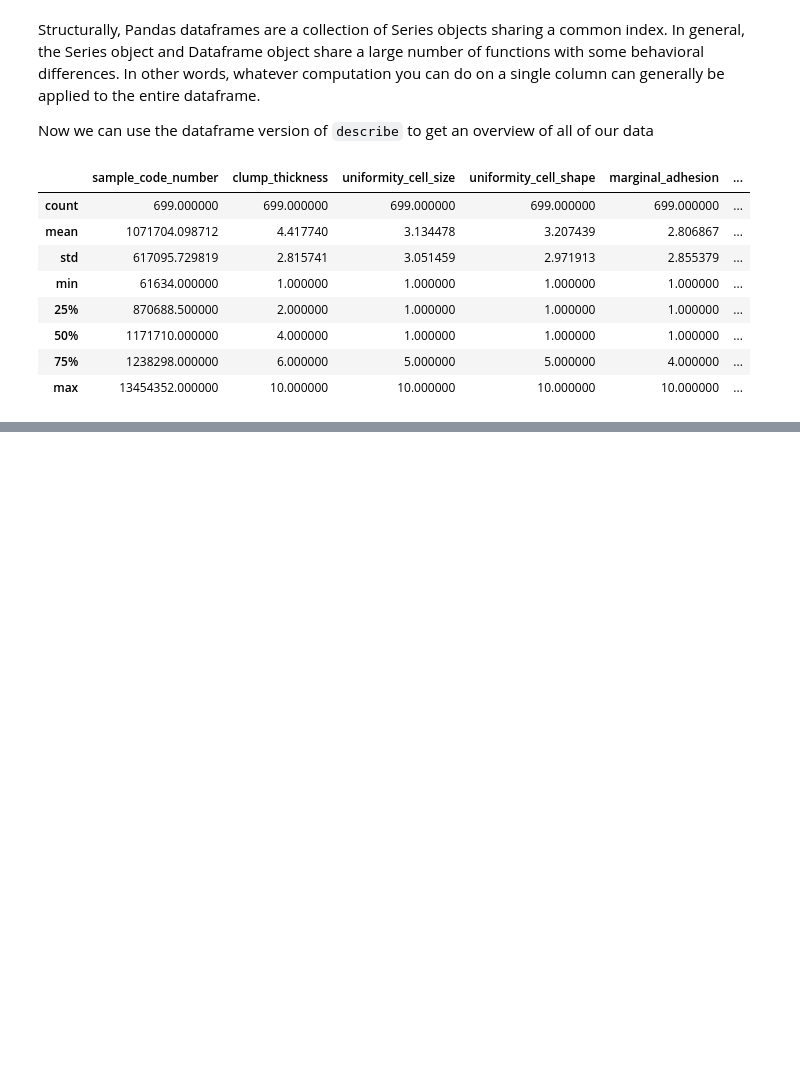
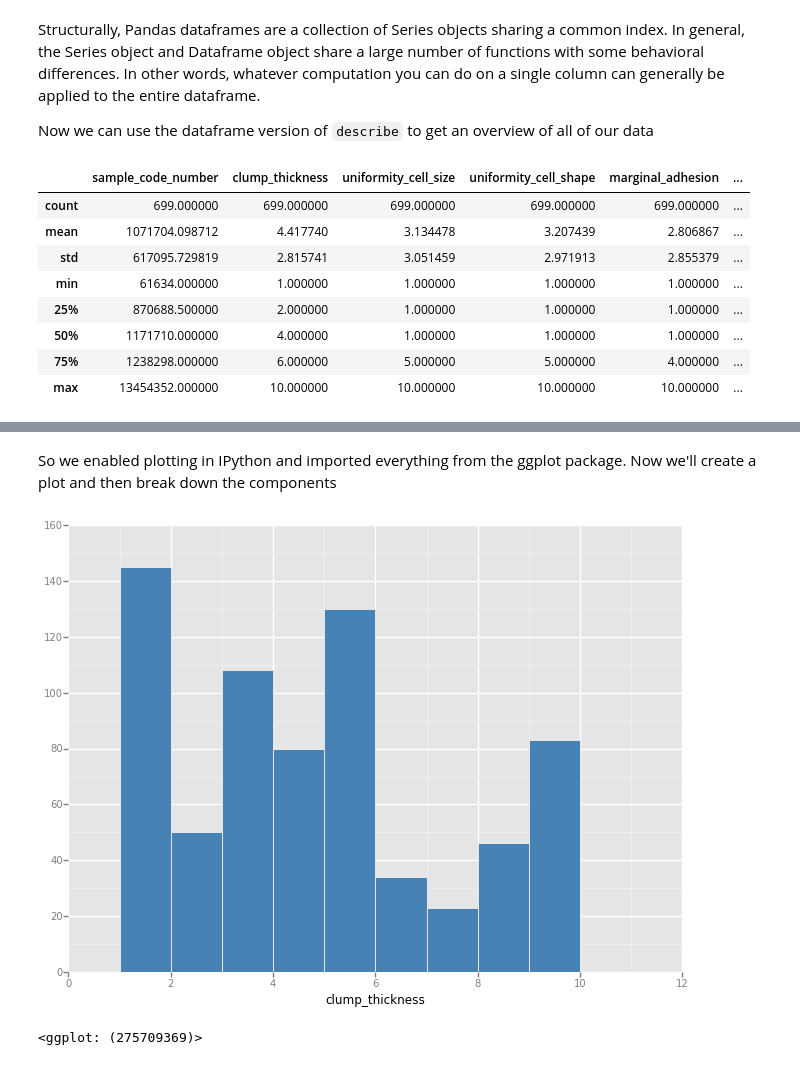
Before and after one commit to jdamiani27/IPython-Notebooks, a Jupyter notebook: DataSciUF Tutorial - Instructor.ipynb, the cells around one changed output, grey strips where cells are left out. Saved outputs shown, nothing was run; the diff lists cells and outputs as text; code cells hidden in the pictures; blank space fills up the shorter version.

Commit message:
Completed histogram and scatter plot

```diff
--- a/DataSciUF Tutorial - Instructor.ipynb
+++ b/DataSciUF Tutorial - Instructor.ipynb
@@ -818,0 +833,12 @@ cancer_data.describe()
+# %% [markdown]
+So we enabled plotting in IPython and imported everything from the ggplot package.  Now we'll create a plot and then break down the components
+# %%
+plt = ggplot(aes(x = 'clump_thickness'), data = cancer_data) + \
+        geom_histogram(binwidth = 1, fill = 'steelblue')
+
+# using print gets the plot to show up here within the notebook.
+# In normal Python environment without using print, the plot appears in a window
+print plt
+# %% [output]
+[figure, added]
+<ggplot: (275709369)>
```
Also changed, not shown: parts of 10 cells of this notebook.
